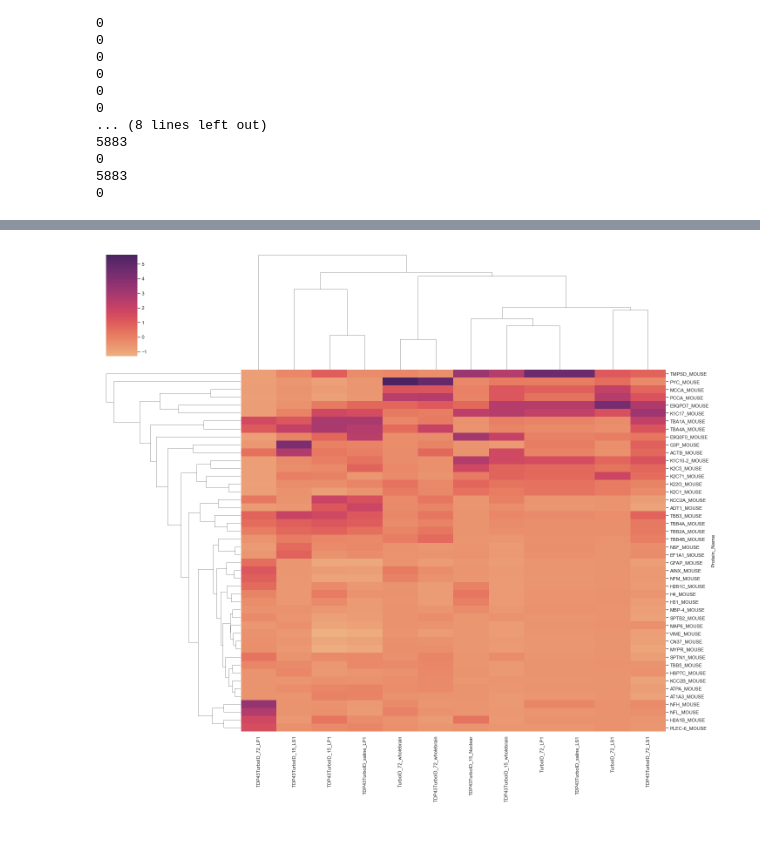
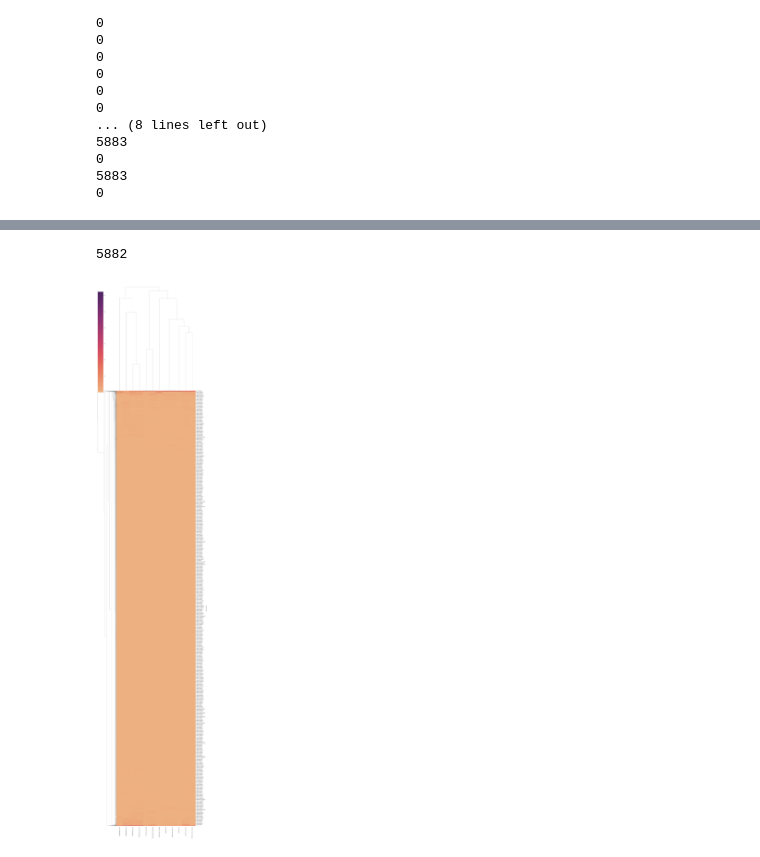
Before and after one commit to adamwbrew/Proteins, a Jupyter notebook: protein_visuals_virus_final.ipynb, the cells around one changed output, grey strips where cells are left out. Drawn from its saved outputs; the diff is of its cells as text; code cells hidden in the pictures.

Commit message:
fixed cluster heatmap

```diff
--- a/protein_visuals_virus_final.ipynb
+++ b/protein_visuals_virus_final.ipynb
@@ -434,17 +436,21 @@ merge_filtered_df = merge_df[(merge_df.sum(axis=1) > limit)]
 merge_filtered_df_half_bil = merge_df[(merge_df.sum(axis=1) > 500_000_000)]
 merge_filtered_df_bil = merge_df[(merge_df.sum(axis=1) > 1_000_000_000)]
 merge_filtered_df_2_bil = merge_df[(merge_df.sum(axis=1) > 2_000_000_000)]
+
+print(len(merge_filtered_df))
+# %% [output]
+5882
 # %%
 
 # Default plot
-sns.clustermap(merge_filtered_df, figsize=(20,18), dendrogram_ratio=0.25, z_score= 1, cmap='flare')
+sns.clustermap(merge_filtered_df, figsize=(20,100), z_score= 1, cmap='flare')
 
 #sns.clustermap(merge_filtered_df_half_bil, figsize=(18,12), dendrogram_ratio=0.3, z_score= 1, cmap='flare')
 # sns.clustermap(merge_filtered_df_bil, figsize=(18,12), dendrogram_ratio=0.3, z_score= 1, cmap='flare')
 # sns.clustermap(merge_filtered_df_2_bil, figsize=(18,12), dendrogram_ratio=0.3, z_score= 1, cmap='flare')
 
 
 # Show the graph
 plt.show()
 # %% [output]
-[figure, old version]
+[figure, new version]
```
Also changed, not shown: parts of 1 cell of this notebook.
